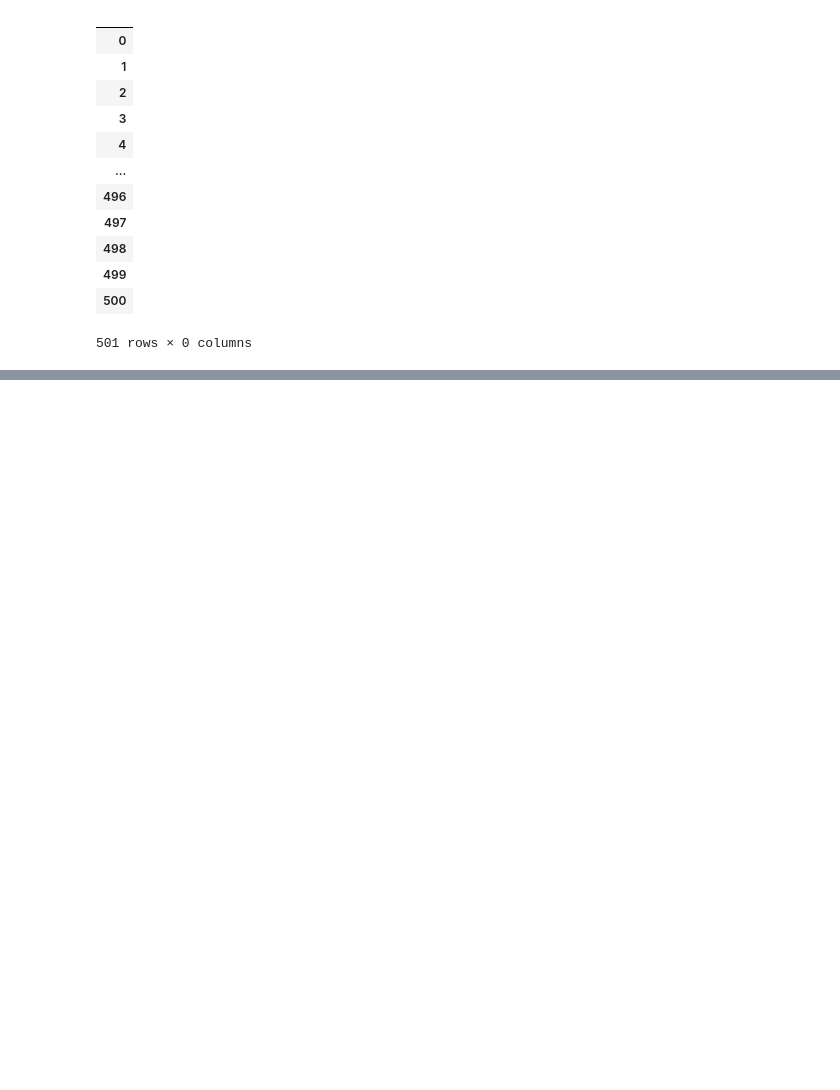
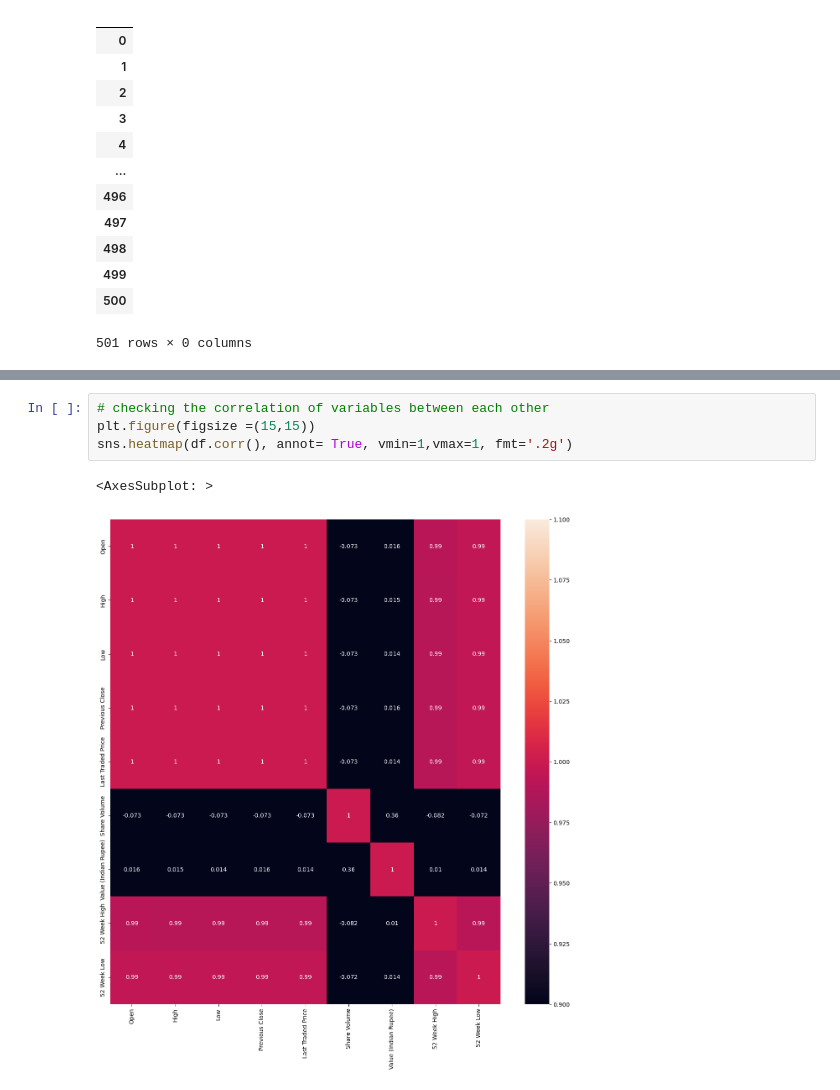
Before and after one commit to Shantik998/datafun-06-projects.-, a Jupyter notebook: Task3_data_project.ipynb, the cells around one changed output, grey strips where cells are left out. Drawn from its saved outputs; the diff is of its cells as text; blank space fills up the shorter version.

```diff
--- a/Task3_data_project.ipynb
+++ b/Task3_data_project.ipynb
@@ -309,3 +328,10 @@ df.sort_values(by=["365 Day Percentage Change"], ascending = False).head(3)
 | 268 | KPIT Technologies Ltd. | KPITTECH | Information Technology | 512.0 | 514.95 | 495.40 | 517.65 | 500.9 | ... |
 | 277 | Linde India Ltd. | LINDEINDIA | Chemicals | 3150.0 | 3248.00 | 3111.00 | 3198.15 | 3224.0 | ... |
 | 60 | Bharat Dynamics Ltd. | BDL | Capital Goods | 677.0 | 679.95 | 660.05 | 681.25 | 668.0 | ... |
+# %%
+# checking the correlation of variables between each other
+plt.figure(figsize =(15,15))
+sns.heatmap(df.corr(), annot= True, vmin=1,vmax=1, fmt='.2g')
+# %% [output]
+<AxesSubplot: >
+[figure, added]
```
Also changed, not shown: parts of 42 cells of this notebook, 2 other files.
